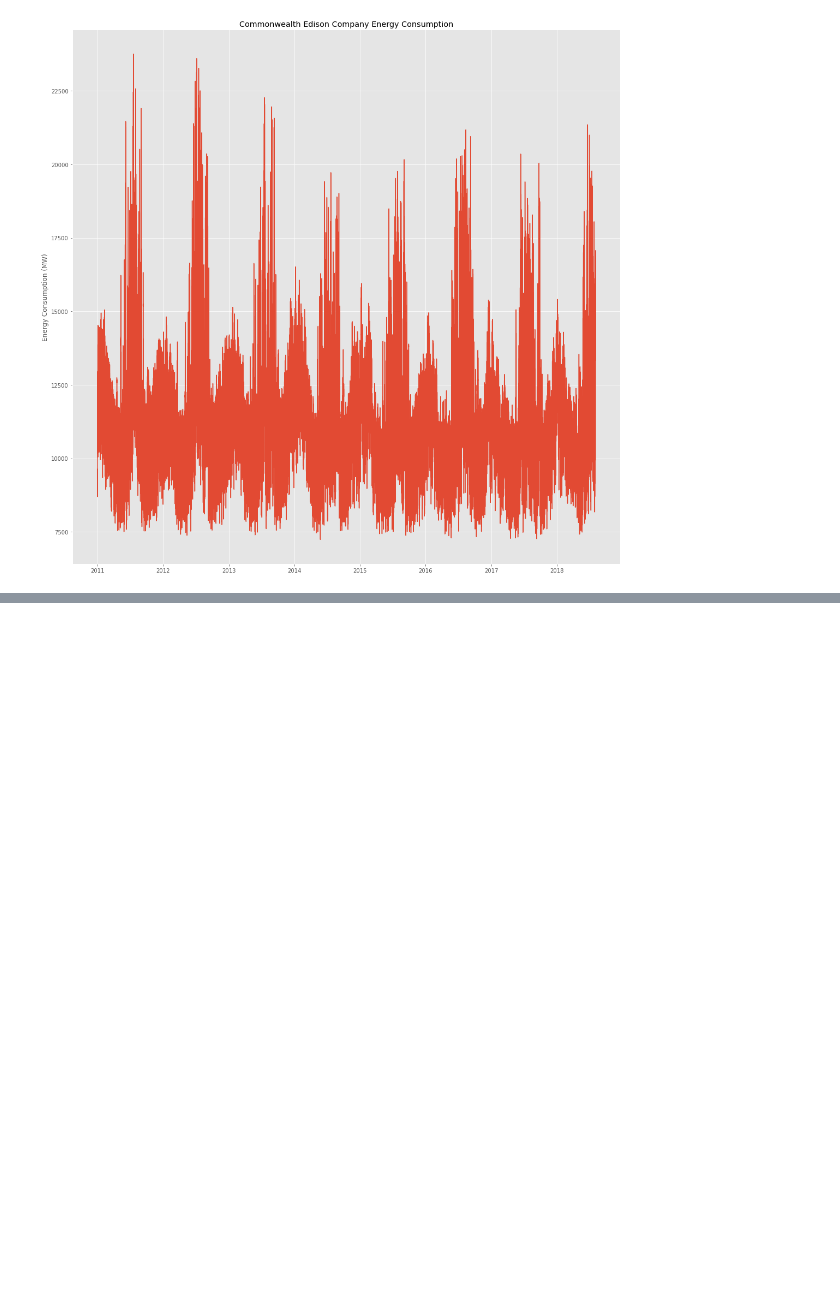
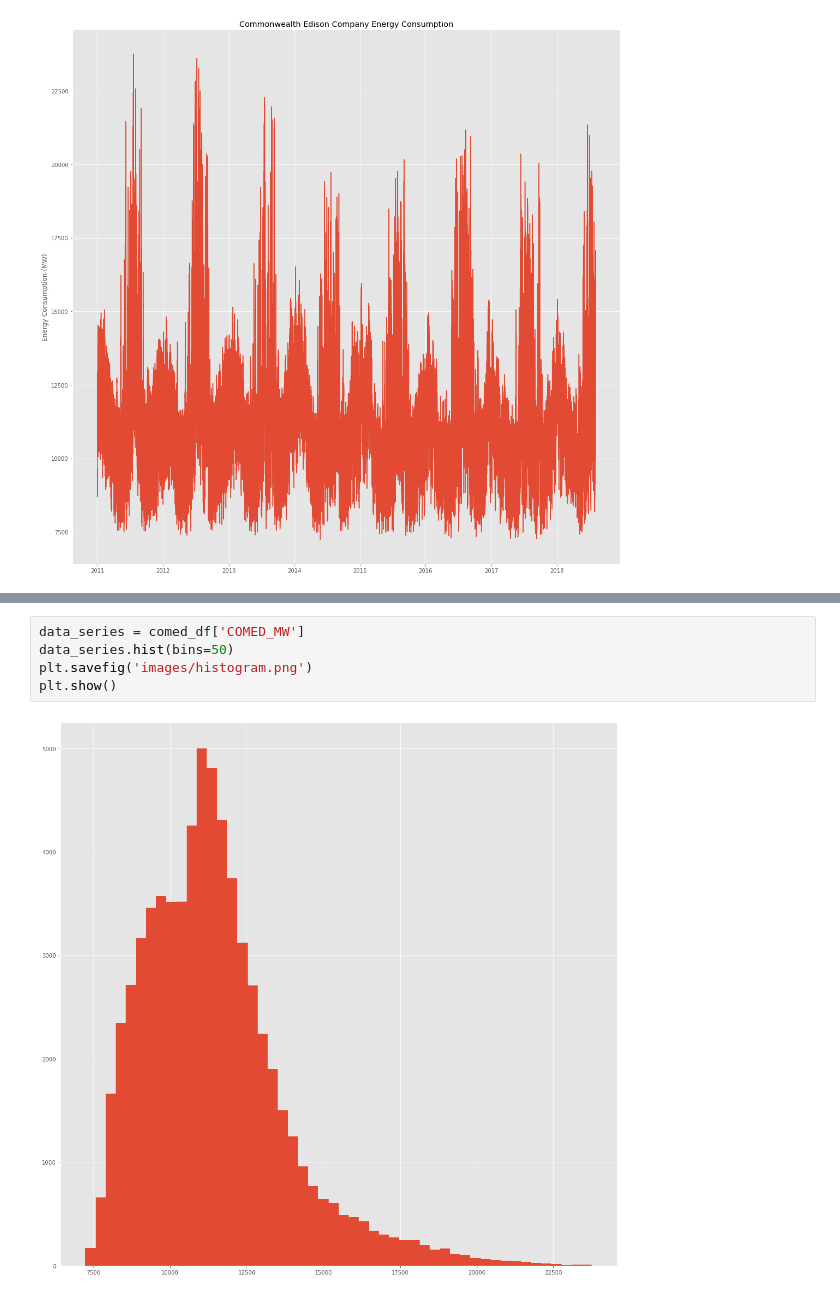
Before and after one commit to jovansgit/Hourly-Energy-Consumption, a Jupyter notebook: data_exploration.ipynb, the cells around one changed output, grey strips where cells are left out. Drawn from its saved outputs; the diff is of its cells as text; blank space fills up the shorter version.

```diff
--- a/data_exploration.ipynb
+++ b/data_exploration.ipynb
@@ -70,0 +117,7 @@ plt.show()
+# %%
+data_series = comed_df['COMED_MW']
+data_series.hist(bins=50)
+plt.savefig('images/histogram.png')
+plt.show()
+# %% [output]
+[figure, added]
```
Also changed, not shown: parts of 28 cells of this notebook, 11 other files.
